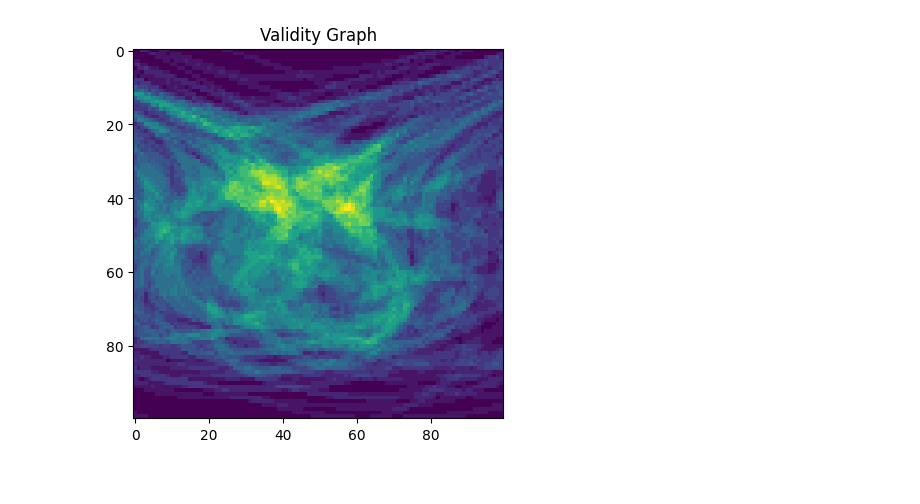
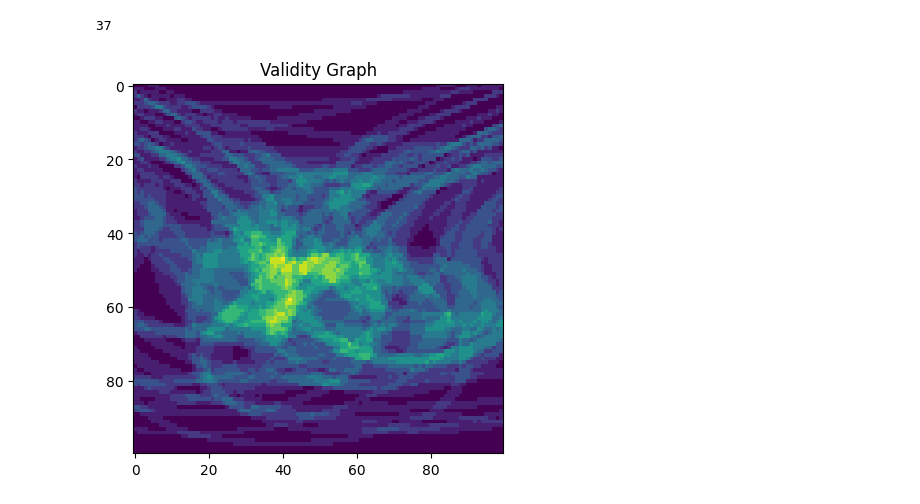
Before and after one commit to toazbenj/racing_sembas, a Jupyter notebook: examples/exploring_bnn_perf/test.ipynb, the cells around one changed output. Saved outputs shown, nothing was run; the diff lists cells and outputs as text; code cells hidden in the pictures.

```diff
--- a/examples/exploring_bnn_perf/test.ipynb
+++ b/examples/exploring_bnn_perf/test.ipynb
@@ -85,9 +77,12 @@ plt.show()
 # %%
+rng = np.random.default_rng()
 rand_net = []
-rand_skip_list = np.random.randint(0, 100, len(skip_list))
-for i in [x for x in range(100) if x not in rand_skip_list]:
+rand_skip_list = rng.choice(np.arange(1000), len(skip_list), replace=False)#np.random.randint(0, 100, len(skip_list))
+for i in [x for x in range(1000) if x not in rand_skip_list]:
     rand_net.append(load(i))
+
+combine(rand_net)
+len(rand_net)
+# %% [output]
+37
+[figure, added]
-# %%
-combine(rand_net)
-# %% [output]
-[figure, removed]
```
Also changed, not shown: parts of 13 cells of this notebook, 2 other files.
